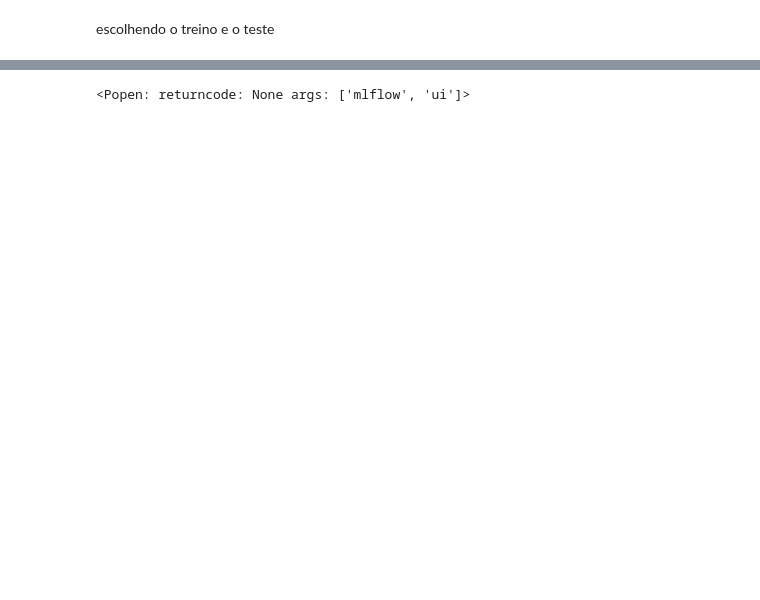
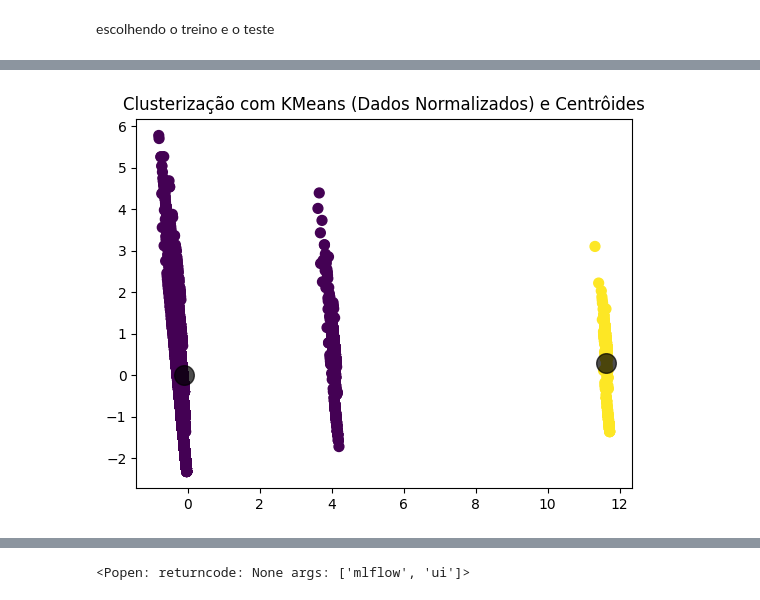
Before and after one commit to SaraEmilay/Projeto-Introdu-o-ci-ncia-de-dados, a Jupyter notebook: Projeto.ipynb, the cells around one changed output, grey strips where cells are left out. Saved outputs shown, nothing was run; the diff lists cells and outputs as text; code cells hidden in the pictures; blank space fills up the shorter version.

```diff
--- a/Projeto.ipynb
+++ b/Projeto.ipynb
@@ -734,6 +886,6 @@ df.columns
 # %%
 df['IN_AUTISMO'] = in_autismo
 # %%
-df = df[['NU_ANO', 'NU_IDADE', 'TP_COR_RACA', 'TP_DEPENDENCIA','IN_NECESSIDADE_ESPECIAL', 'IN_AUTISMO']]
+df = df[[ 'NU_IDADE', 'TP_COR_RACA', 'TP_DEPENDENCIA','IN_NECESSIDADE_ESPECIAL', 'IN_AUTISMO']]
 
 print(df)
@@ -852,0 +1201,10 @@ y_pred4 = model4.predict(X_val)
+# %%
+centroids = kmeans.cluster_centers_
+
+# Visualizar os clusters e os centróides
+plt.scatter(data[:, 0], data[:, 1], c=labels, s=50, cmap='viridis')
+plt.scatter(centroids[:, 0], centroids[:, 1], c='black', s=200, alpha=0.7)
+plt.title('Clusterização com KMeans (Dados Normalizados) e Centrôides')
+plt.show()
+# %% [output]
+[figure, added]
```
Also changed, not shown: parts of 83 cells of this notebook.
